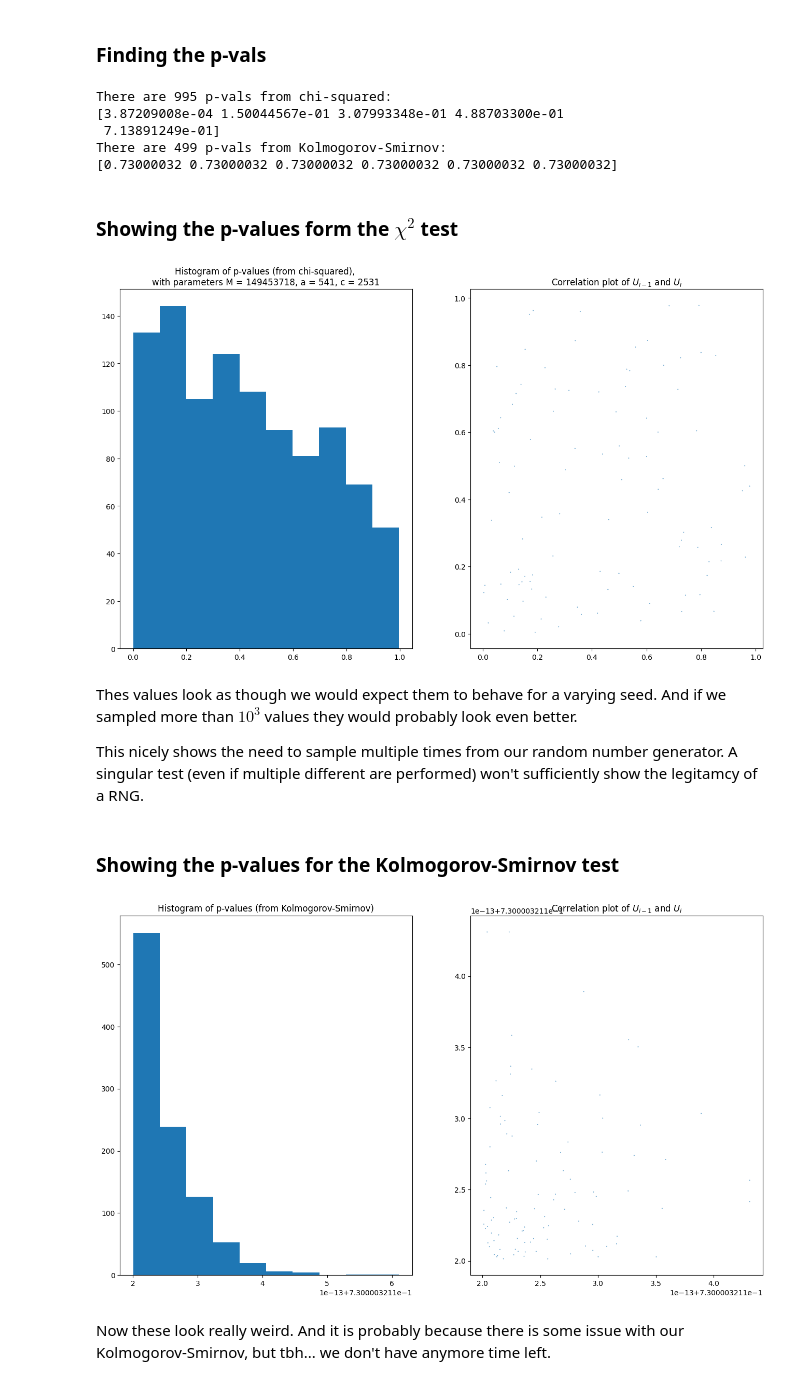
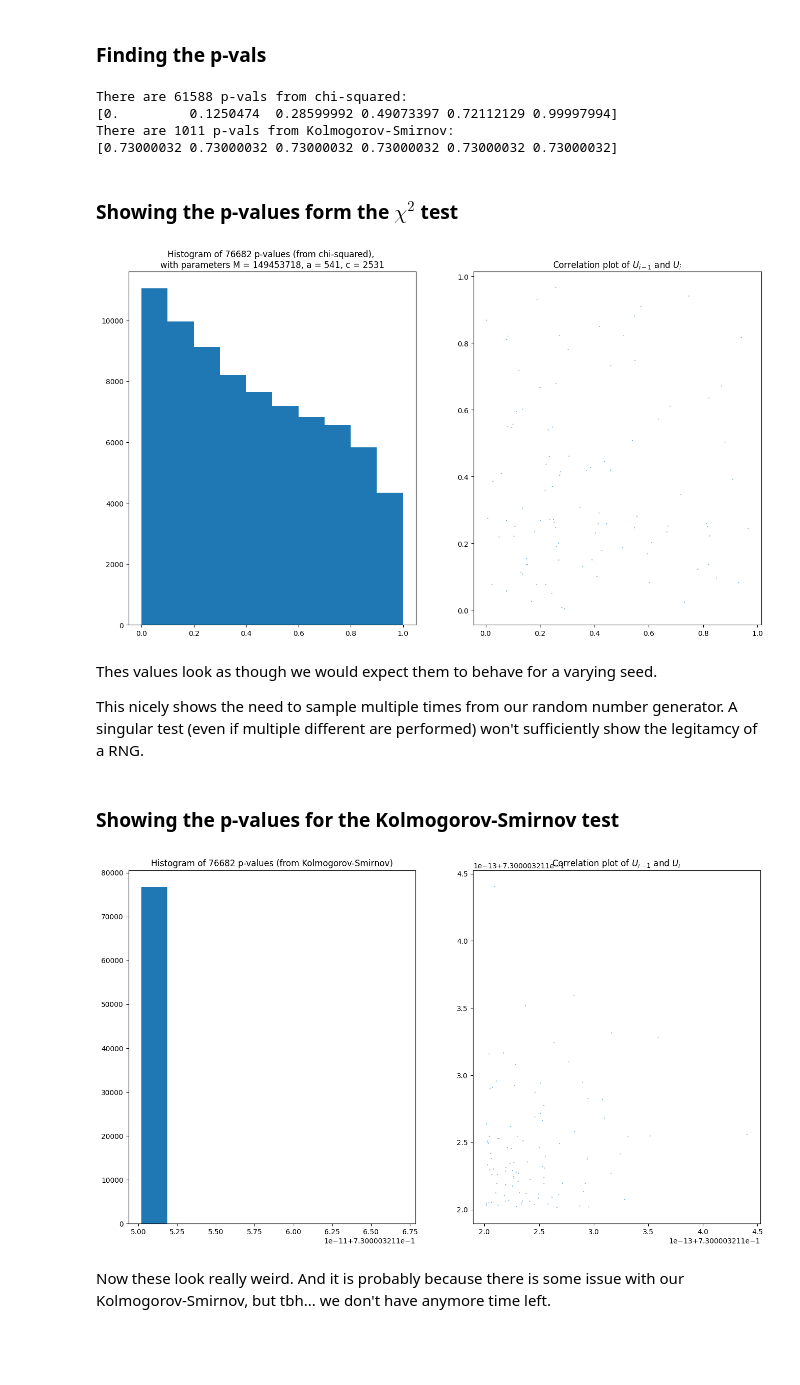
Before and after one commit to WeatherBoy/02443_Code, a Jupyter notebook: ex01.ipynb, the cells around one changed output. Cells and saved outputs as stored; diff of their text form; code cells hidden in the pictures; blank space fills up the shorter version.

Commit message:
:sparkles: move data, and other minor fixes

```diff
--- a/ex01.ipynb
+++ b/ex01.ipynb
@@ -502,10 +502,10 @@ It is worthwile to point out that our Up/Down-test doesn't really work. But we t
 # %%
 import os
 
-name_chi_ps = "naive_chi_ps"
-name_ks_ps = "naive_ks_ps"
+name_chi_ps = "./data/naive_chi_ps"
+name_ks_ps = "./data/naive_ks_ps"
 
-NUM_SAMPLES = 10**3
+NUM_SAMPLES = 10**5
 
 M = 149453718
 multiplier = 541
@@ -551,10 +551,9 @@ n_unique_ks_ps = len(unique_ks_ps)
 print(f"There are {len(unique_chi_ps)} p-vals from chi-squared: \n{unique_chi_ps[::(n_unique_chi_ps // 5)]}")
 print(f"There are {len(unique_ks_ps)} p-vals from Kolmogorov-Smirnov: \n{unique_ks_ps[::(n_unique_ks_ps // 5)]}")
 # %% [output]
-There are 995 p-vals from chi-squared:
-[3.87209008e-04 1.50044567e-01 3.07993348e-01 4.88703300e-01
- 7.13891249e-01]
-There are 499 p-vals from Kolmogorov-Smirnov:
+There are 61588 p-vals from chi-squared:
+[0.         0.1250474  0.28599992 0.49073397 0.72112129 0.99997994]
+There are 1011 p-vals from Kolmogorov-Smirnov:
 [0.73000032 0.73000032 0.73000032 0.73000032 0.73000032 0.73000032]
 # %% [markdown]
 ### Showing the p-values form the $\chi^2$ test
@@ -562,8 +561,8 @@ There are 499 p-vals from Kolmogorov-Smirnov:
 num_scatter_points = 10**2
 
 plt.figure(figsize=(16, 9))
-plt.subplot(1,2,1)
-plt.title(f"Histogram of p-values (from chi-squared), \nwith parameters M = {M}, a = {multiplier}, c = {shift}")
+plt.subplot(1, 2, 1)
+plt.title(f"Histogram of {len(chi_ps)} p-values (from chi-squared), \nwith parameters M = {M}, a = {multiplier}, c = {shift}")
 plt.hist(chi_ps, bins=10)
 
 plt.subplot(1, 2, 2)
@@ -572,9 +571,9 @@ plt.scatter(chi_ps[:num_scatter_points], chi_ps[1:(num_scatter_points + 1)], s=[
 
 plt.show()
 # %% [output]
-[figure, old version]
+[figure, new version]
 # %% [markdown]
-Thes values look as though we would expect them to behave for a varying seed. And if we sampled more than $10^3$ values they would probably look even better.
+Thes values look as though we would expect them to behave for a varying seed.
 
 This nicely shows the need to sample multiple times from our random number generator. A singular test (even if multiple different are performed) won't sufficiently show the legitamcy of a RNG.
 # %% [markdown]
@@ -582,15 +581,15 @@ This nicely shows the need to sample multiple times from our random number gener
 # %%
 plt.figure(figsize=(16, 9))
 plt.subplot(1,2,1)
-plt.title("Histogram of p-values (from Kolmogorov-Smirnov)")
+plt.title(f"Histogram of {len(ks_ps)} p-values (from Kolmogorov-Smirnov)")
 plt.hist(ks_ps, bins=10)
 
 plt.subplot(1, 2, 2)
 plt.title("Correlation plot of $U_{i - 1}$ and $U_i$")
 plt.scatter(ks_ps[:num_scatter_points], ks_ps[1:(num_scatter_points + 1)], s=[0.1]*num_scatter_points)
 
 plt.show()
 # %% [output]
-[figure, old version]
+[figure, new version]
 # %% [markdown]
 Now these look really weird. And it is probably because there is some issue with our Kolmogorov-Smirnov, but tbh... we don't have anymore time left.
```
Also changed, not shown: parts of 4 cells of this notebook, 8 other files.
